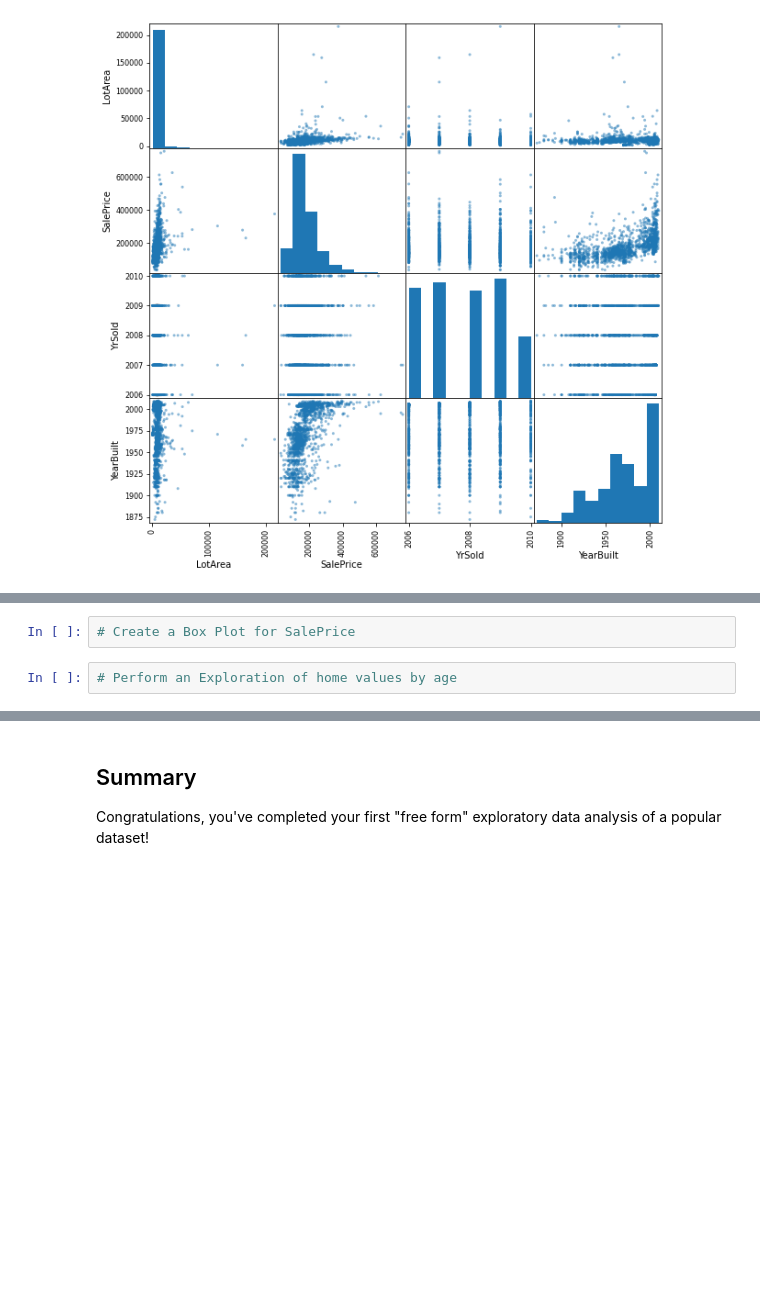
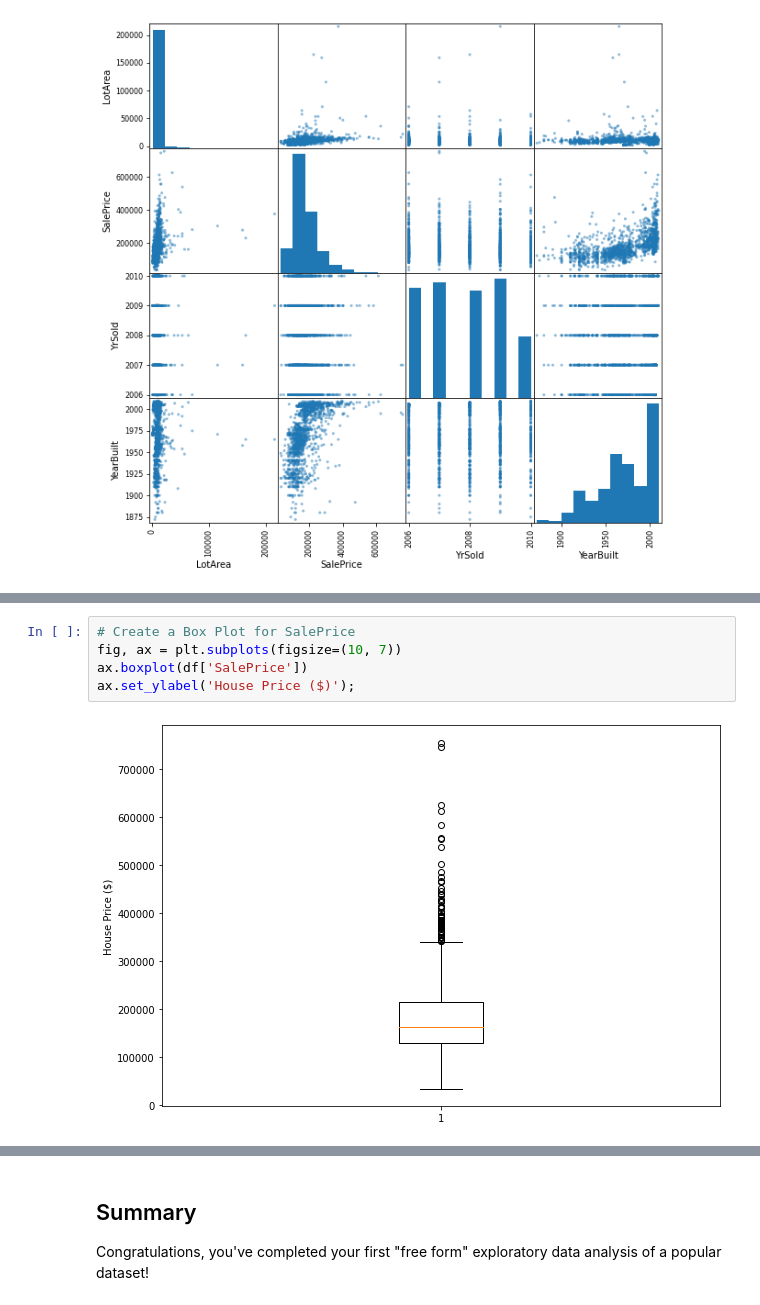
Before and after one commit to Marissa841/dsc-project-eda-with-pandas-online-ds-sp-000, a Jupyter notebook: index.ipynb, the cells around one changed output, grey strips where cells are left out. Cells and saved outputs as stored; diff of their text form; blank space fills up the shorter version.

```diff
--- a/index.ipynb
+++ b/index.ipynb
@@ -115,4 +137,7 @@ AttributeError: module 'pandas' has no attribute 'plot'
 # %%
 # Create a Box Plot for SalePrice
+fig, ax = plt.subplots(figsize=(10, 7))
+ax.boxplot(df['SalePrice'])
+ax.set_ylabel('House Price ($)');
+# %% [output]
+[figure, added]
-# %%
-# Perform an Exploration of home values by age
```
Also changed, not shown: parts of 6 cells of this notebook.
